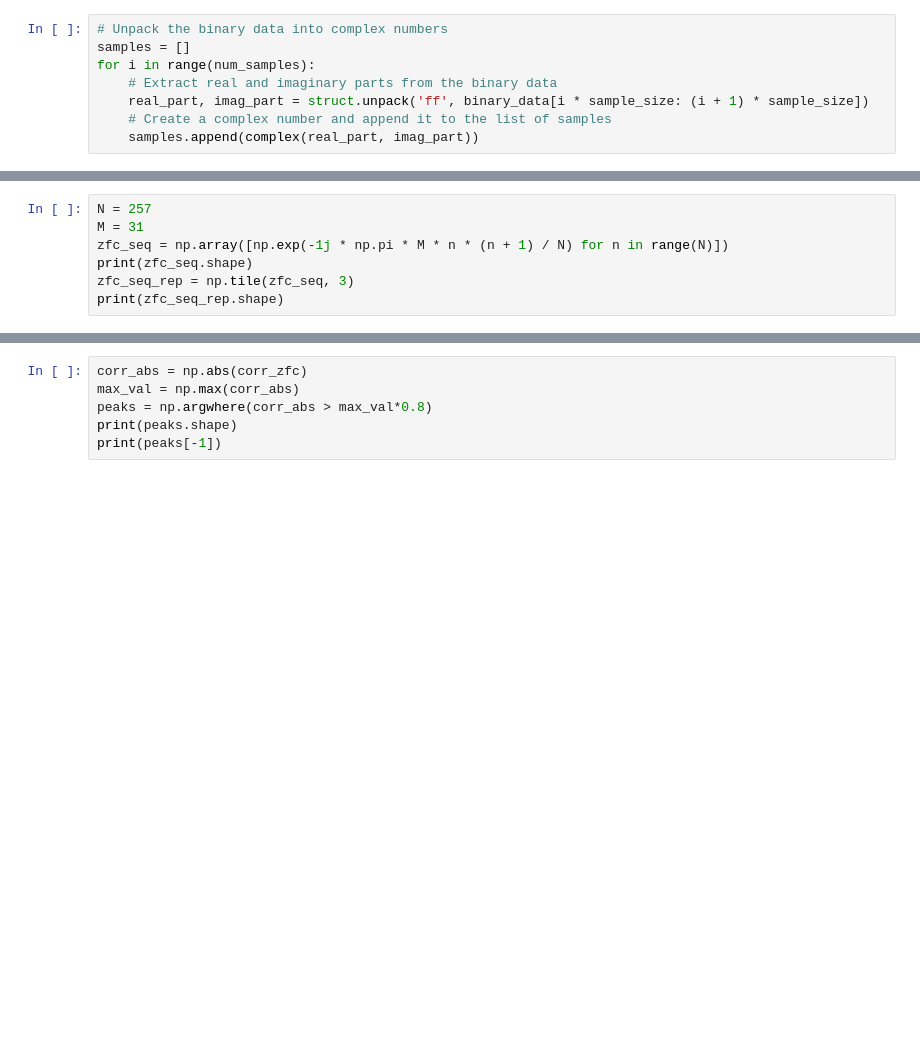
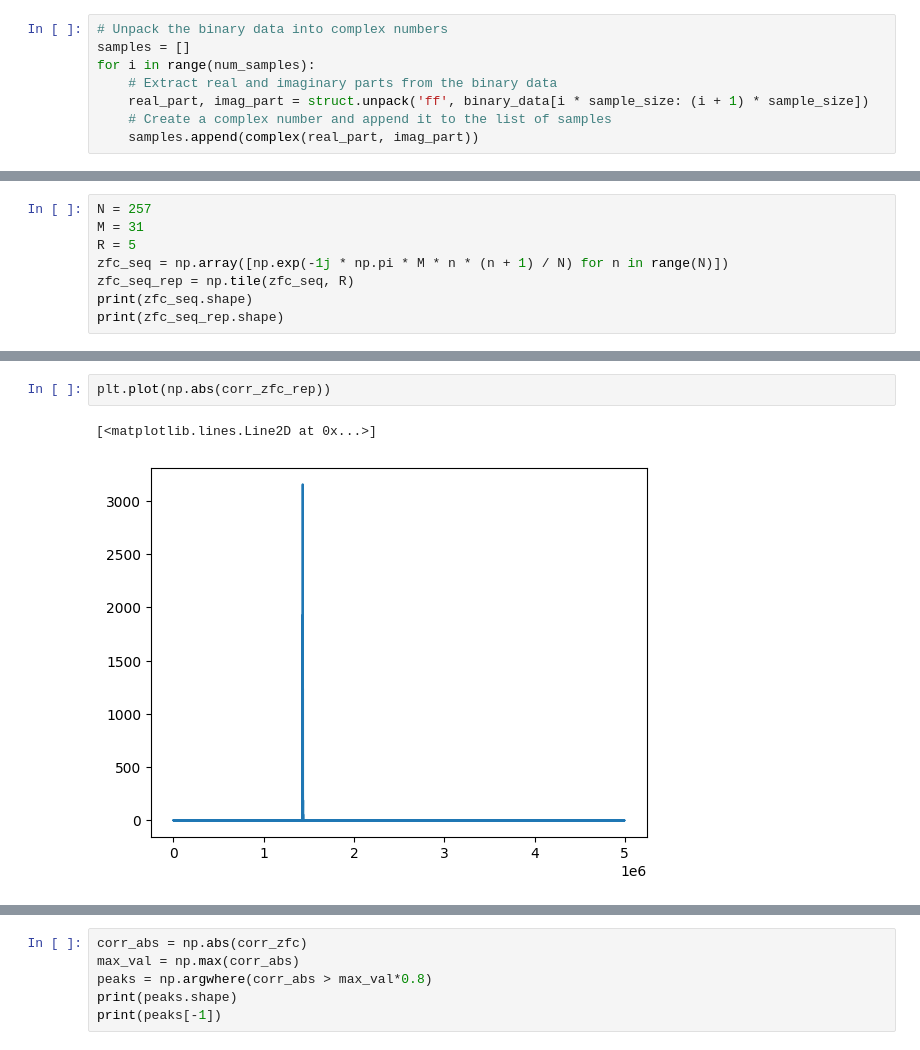
Before and after one commit to navya-xx/OTA-C, a Jupyter notebook: cpp/test_zfc_rx.ipynb, the cells around one changed output, grey strips where cells are left out. Drawn from its saved outputs; the diff is of its cells as text; blank space fills up the shorter version.

```diff
--- a/cpp/test_zfc_rx.ipynb
+++ b/cpp/test_zfc_rx.ipynb
@@ -28,9 +31,10 @@ plt.plot(np.abs(samples))
 # %%
 N = 257
 M = 31
+R = 5
 zfc_seq = np.array([np.exp(-1j * np.pi * M * n * (n + 1) / N) for n in range(N)])
+zfc_seq_rep = np.tile(zfc_seq, R)
 print(zfc_seq.shape)
-zfc_seq_rep = np.tile(zfc_seq, 3)
 print(zfc_seq_rep.shape)
 # %% [output]
 (257,)
@@ -45 +50,6 @@ plt.plot(np.abs(corr_zfc))
+# %%
+plt.plot(np.abs(corr_zfc_rep))
+# %% [output]
+[<matplotlib.lines.Line2D at 0x...>]
+[figure, added]
 # %%
```
Also changed, not shown: parts of 8 cells of this notebook, 4 other files.
